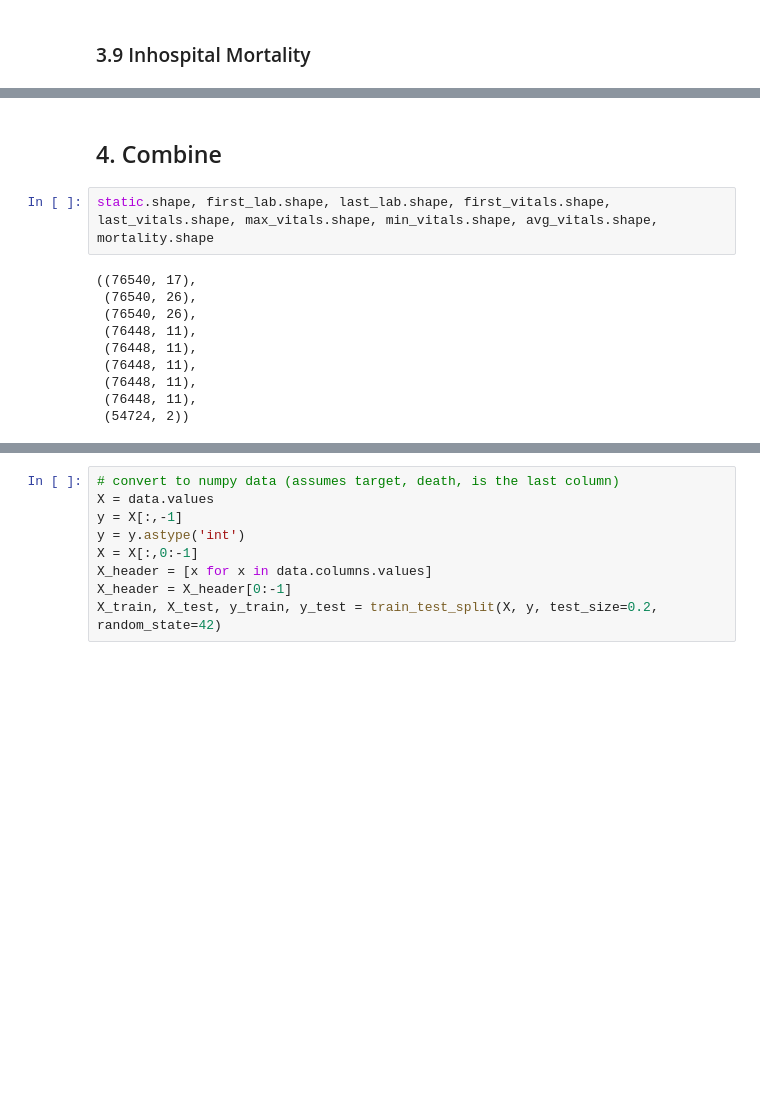
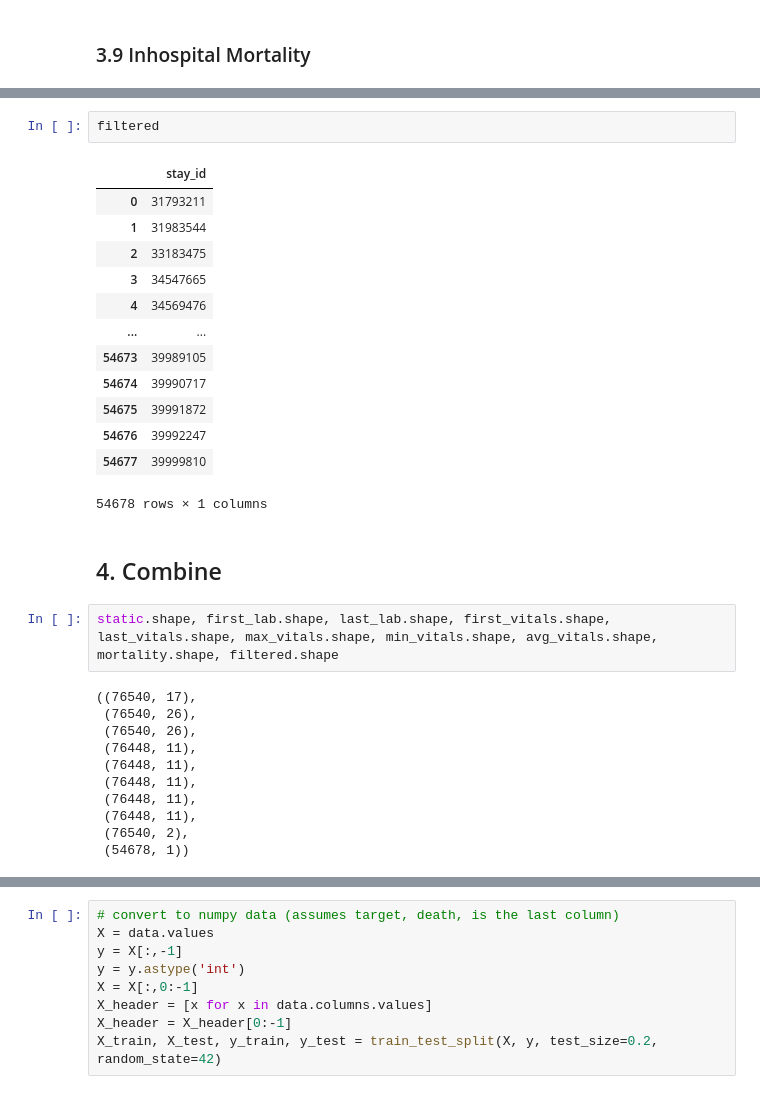
Before and after one commit to ryashpal/mimic_iii_explore, a Jupyter notebook: analysis/machine_learning/mimic_iv_feature_engineering_2.ipynb, the cells around one changed output, grey strips where cells are left out. Saved outputs shown, nothing was run; the diff lists cells and outputs as text; blank space fills up the shorter version.

```diff
--- a/analysis/machine_learning/mimic_iv_feature_engineering_2.ipynb
+++ b/analysis/machine_learning/mimic_iv_feature_engineering_2.ipynb
@@ -1096,7 +1116,23 @@ mortality
+# %%
+filtered
+# %% [output]
+|  | stay_id |
+| 0 | 31793211 |
+| 1 | 31983544 |
+| 2 | 33183475 |
+| 3 | 34547665 |
+| 4 | 34569476 |
+| ... | ... |
+| 54673 | 39989105 |
+| 54674 | 39990717 |
+| 54675 | 39991872 |
+| 54676 | 39992247 |
+| 54677 | 39999810 |
+54678 rows × 1 columns
 # %% [markdown]
 ## 4. Combine
 # %%
-static.shape, first_lab.shape, last_lab.shape, first_vitals.shape, last_vitals.shape, max_vitals.shape, min_vitals.shape, avg_vitals.shape, mortality.shape
+static.shape, first_lab.shape, last_lab.shape, first_vitals.shape, last_vitals.shape, max_vitals.shape, min_vitals.shape, avg_vitals.shape, mortality.shape, filtered.shape
 # %% [output]
 ((76540, 17),
  (76540, 26),
@@ -1106,5 +1142,6 @@ static.shape, first_lab.shape, last_lab.shape, first_vitals.shape, last_vitals.s
  (76448, 11),
  (76448, 11),
  (76448, 11),
- (54724, 2))
+ (76540, 2),
+ (54678, 1))
 # %%
```
Also changed, not shown: parts of 44 cells of this notebook, 5 other files.
